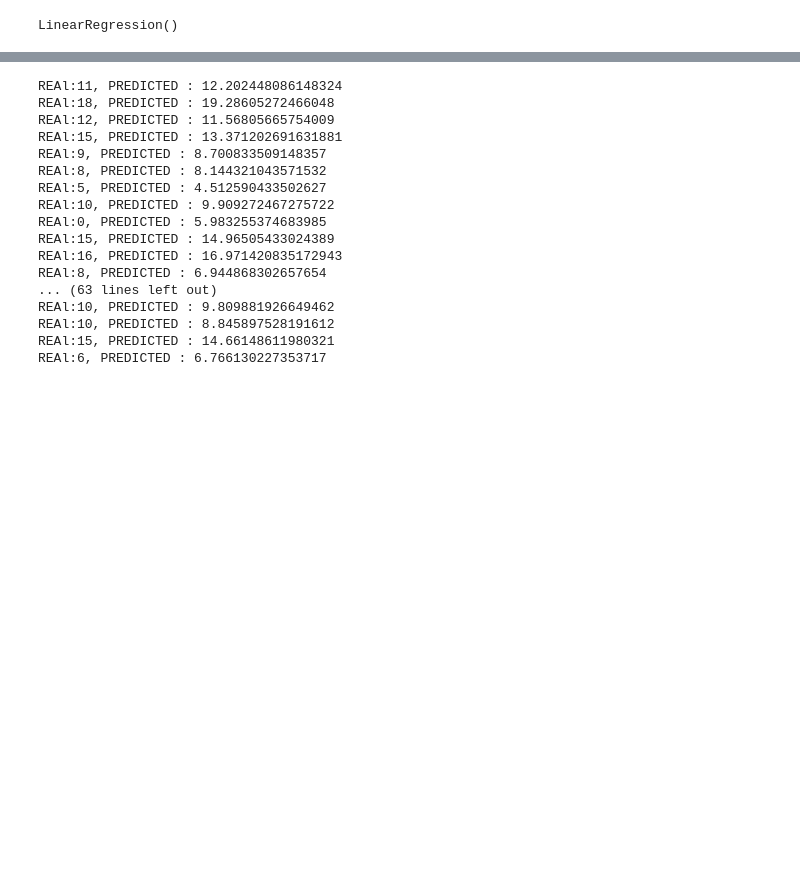
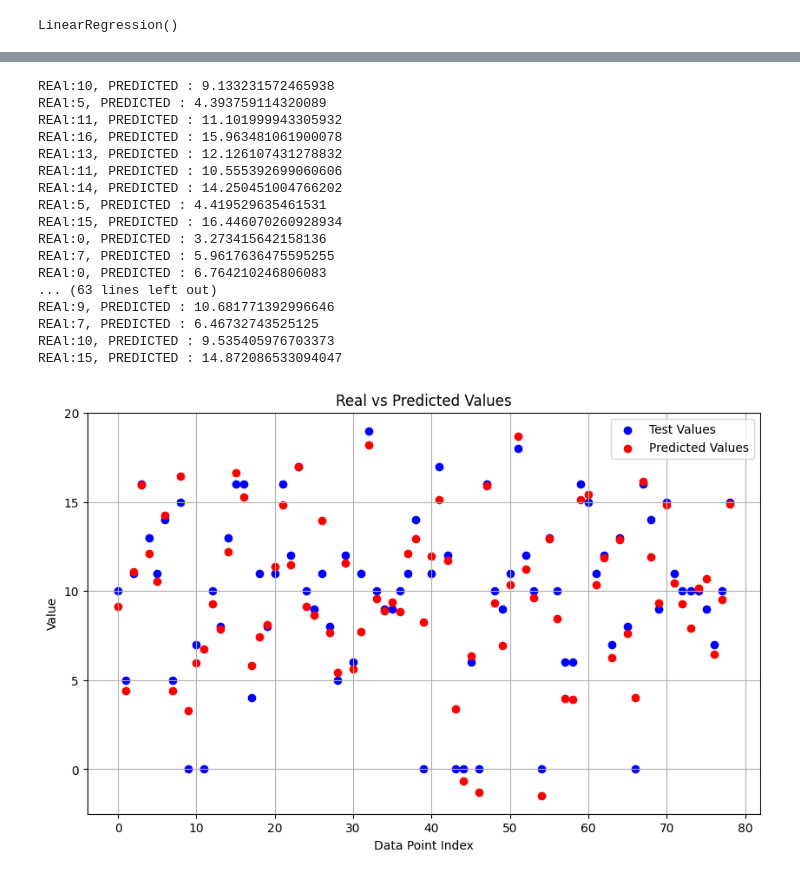
Before and after one commit to Mahdi-Miri/Linear-regression, a Jupyter notebook: Linear-Regression.ipynb, the cells around one changed output, grey strips where cells are left out. Cells and saved outputs as stored; diff of their text form; code cells hidden in the pictures; blank space fills up the shorter version.

```diff
--- a/Linear-Regression.ipynb
+++ b/Linear-Regression.ipynb
@@ -117,22 +144,34 @@ acc
 # %%
-pred = model.predict(X_test)
-for i in range(len(pred)):
-  print(f"REAl:{Y_test[i]}, PREDICTED : {pred[i]}")
+Y_pred = model.predict(X_test)
+for i in range(len(Y_pred)):
+  print(f"REAl:{Y_test[i]}, PREDICTED : {Y_pred[i]}")
 # %% [output]
-REAl:11, PREDICTED : 12.202448086148324
-REAl:18, PREDICTED : 19.28605272466048
-REAl:12, PREDICTED : 11.56805665754009
-REAl:15, PREDICTED : 13.371202691631881
-REAl:9, PREDICTED : 8.700833509148357
-REAl:8, PREDICTED : 8.144321043571532
-REAl:5, PREDICTED : 4.512590433502627
-REAl:10, PREDICTED : 9.909272467275722
-REAl:0, PREDICTED : 5.983255374683985
-REAl:15, PREDICTED : 14.96505433024389
-REAl:16, PREDICTED : 16.971420835172943
-REAl:8, PREDICTED : 6.944868302657654
+REAl:10, PREDICTED : 9.133231572465938
+REAl:5, PREDICTED : 4.393759114320089
+REAl:11, PREDICTED : 11.101999943305932
+REAl:16, PREDICTED : 15.963481061900078
+REAl:13, PREDICTED : 12.126107431278832
+REAl:11, PREDICTED : 10.555392699060606
+REAl:14, PREDICTED : 14.250451004766202
+REAl:5, PREDICTED : 4.419529635461531
+REAl:15, PREDICTED : 16.446070260928934
+REAl:0, PREDICTED : 3.273415642158136
+REAl:7, PREDICTED : 5.9617636475595255
+REAl:0, PREDICTED : 6.764210246806083
 ... (63 lines left out)
-REAl:10, PREDICTED : 9.809881926649462
-REAl:10, PREDICTED : 8.845897528191612
-REAl:15, PREDICTED : 14.66148611980321
-REAl:6, PREDICTED : 6.766130227353717
+REAl:9, PREDICTED : 10.681771392996646
+REAl:7, PREDICTED : 6.46732743525125
+REAl:10, PREDICTED : 9.535405976703373
+REAl:15, PREDICTED : 14.872086533094047
+# %%
+plt.figure(figsize=(10, 6))  # Adjust figure size if needed
+plt.scatter(range(len(Y_test)), Y_test, color='blue', label='Test Values')
+plt.scatter(range(len(Y_pred)), Y_pred, color='red', label='Predicted Values')
+plt.xlabel('Data Point Index')
+plt.ylabel('Value')
+plt.title('Real vs Predicted Values')
+plt.legend()
+plt.grid(True)
+plt.show()
+# %% [output]
+[figure, added]
```
Also changed, not shown: parts of 5 cells of this notebook.
